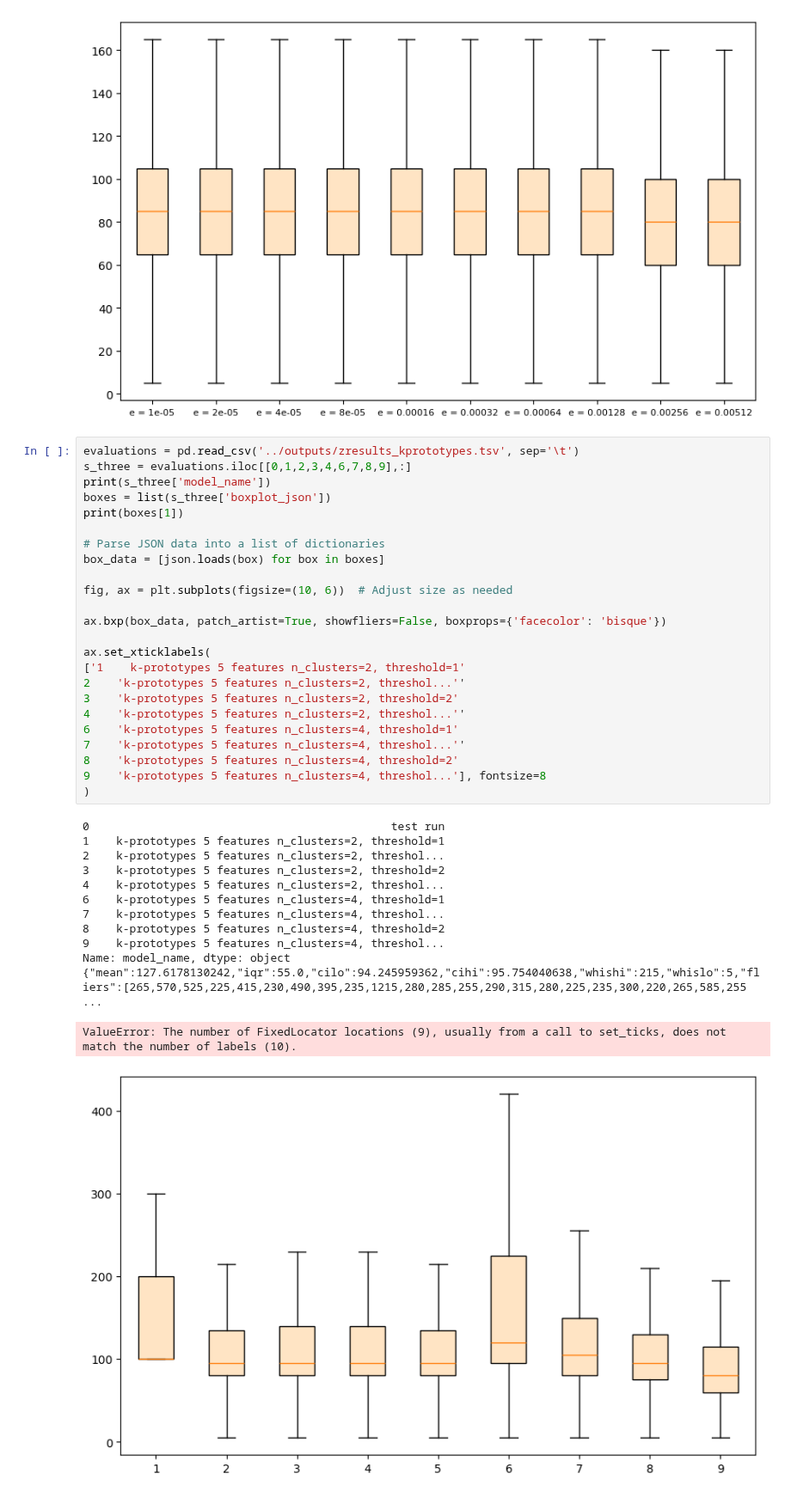
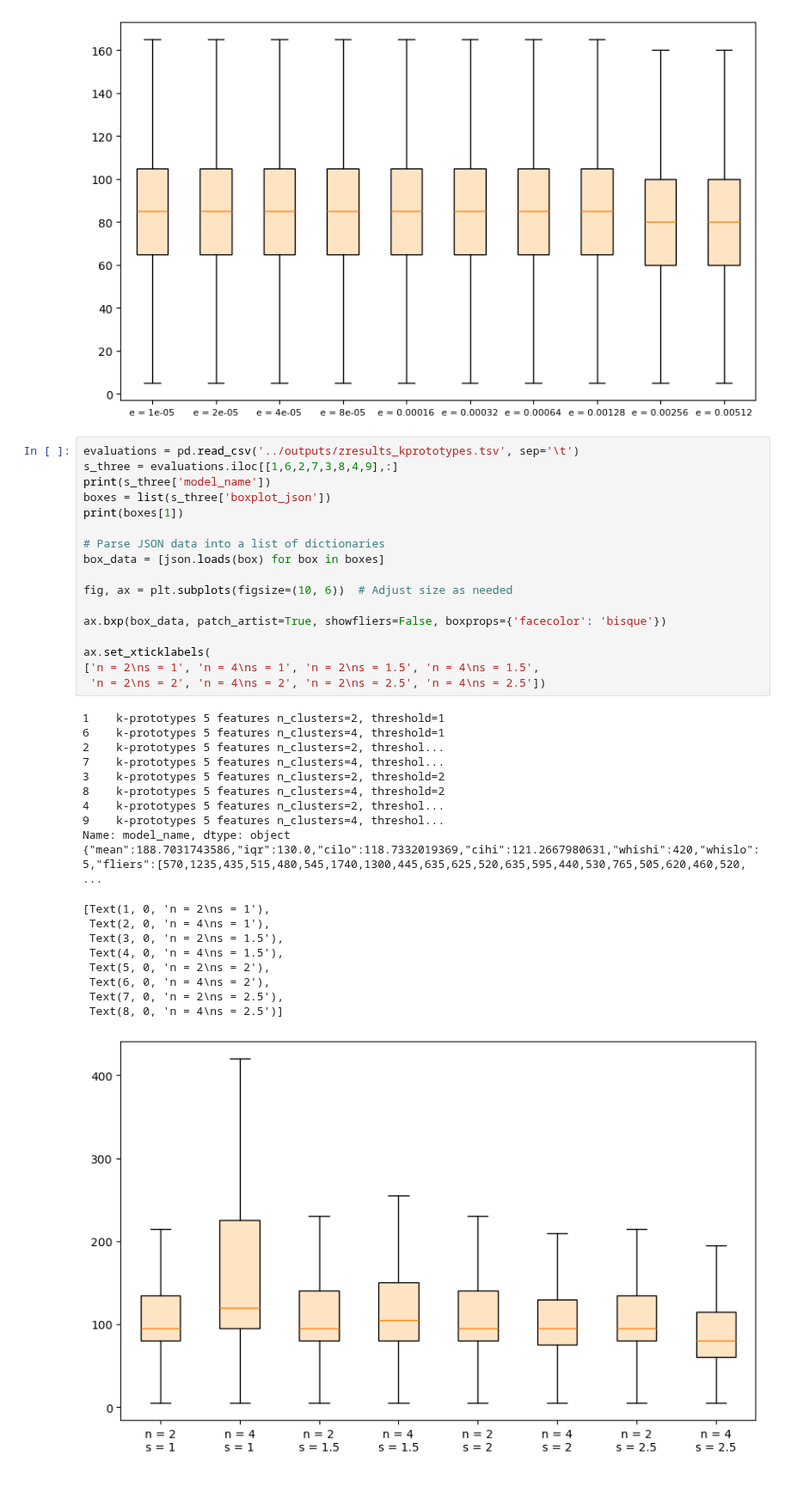
Before and after one commit to lu-kup/bio-baigiamasis, a Jupyter notebook: scripts/diagrams.ipynb, the cells around one changed output. Shown at 86% size. Saved outputs shown, nothing was run; the diff lists cells and outputs as text.

```diff
--- a/scripts/diagrams.ipynb
+++ b/scripts/diagrams.ipynb
@@ -437,39 +434,38 @@ Name: model_name, dtype: object
 [figure]
 # %%
 evaluations = pd.read_csv('../outputs/zresults_kprototypes.tsv', sep='\t')
-s_three = evaluations.iloc[[0,1,2,3,4,6,7,8,9],:]
+s_three = evaluations.iloc[[1,6,2,7,3,8,4,9],:]
 print(s_three['model_name'])
 boxes = list(s_three['boxplot_json'])
 print(boxes[1])
 
 # Parse JSON data into a list of dictionaries
 box_data = [json.loads(box) for box in boxes]
 
 fig, ax = plt.subplots(figsize=(10, 6))  # Adjust size as needed
 
 ax.bxp(box_data, patch_artist=True, showfliers=False, boxprops={'facecolor': 'bisque'})
 
 ax.set_xticklabels(
-['1    k-prototypes 5 features n_clusters=2, threshold=1'
-2    'k-prototypes 5 features n_clusters=2, threshol...''
-3    'k-prototypes 5 features n_clusters=2, threshold=2'
-4    'k-prototypes 5 features n_clusters=2, threshol...''
-6    'k-prototypes 5 features n_clusters=4, threshold=1'
-7    'k-prototypes 5 features n_clusters=4, threshol...''
-8    'k-prototypes 5 features n_clusters=4, threshold=2'
-9    'k-prototypes 5 features n_clusters=4, threshol...'], fontsize=8
-)
+['n = 2\ns = 1', 'n = 4\ns = 1', 'n = 2\ns = 1.5', 'n = 4\ns = 1.5',
+ 'n = 2\ns = 2', 'n = 4\ns = 2', 'n = 2\ns = 2.5', 'n = 4\ns = 2.5'])
 # %% [output]
-0                                             test run
 1    k-prototypes 5 features n_clusters=2, threshold=1
+6    k-prototypes 5 features n_clusters=4, threshold=1
 2    k-prototypes 5 features n_clusters=2, threshol...
+7    k-prototypes 5 features n_clusters=4, threshol...
 3    k-prototypes 5 features n_clusters=2, threshold=2
+8    k-prototypes 5 features n_clusters=4, threshold=2
 4    k-prototypes 5 features n_clusters=2, threshol...
-6    k-prototypes 5 features n_clusters=4, threshold=1
-7    k-prototypes 5 features n_clusters=4, threshol...
-8    k-prototypes 5 features n_clusters=4, threshold=2
 9    k-prototypes 5 features n_clusters=4, threshol...
 Name: model_name, dtype: object
-{"mean":127.6178130242,"iqr":55.0,"cilo":94.245959362,"cihi":95.754040638,"whishi":215,"whislo":5,"fliers":[265,570,525,225,415,230,490,395,235,1215,280,285,255,290,315,280,225,235,300,220,265,585,255 ...
+{"mean":188.7031743586,"iqr":130.0,"cilo":118.7332019369,"cihi":121.2667980631,"whishi":420,"whislo":5,"fliers":[570,1235,435,515,480,545,1740,1300,445,635,625,520,635,595,440,530,765,505,620,460,520, ...
-ValueError: The number of FixedLocator locations (9), usually from a call to set_ticks, does not match the number of labels (10).
+[Text(1, 0, 'n = 2\ns = 1'),
+ Text(2, 0, 'n = 4\ns = 1'),
+ Text(3, 0, 'n = 2\ns = 1.5'),
+ Text(4, 0, 'n = 4\ns = 1.5'),
+ Text(5, 0, 'n = 2\ns = 2'),
+ Text(6, 0, 'n = 4\ns = 2'),
+ Text(7, 0, 'n = 2\ns = 2.5'),
+ Text(8, 0, 'n = 4\ns = 2.5')]
-[figure, old version]
+[figure, new version]
```
Also changed, not shown: parts of 6 cells of this notebook.
